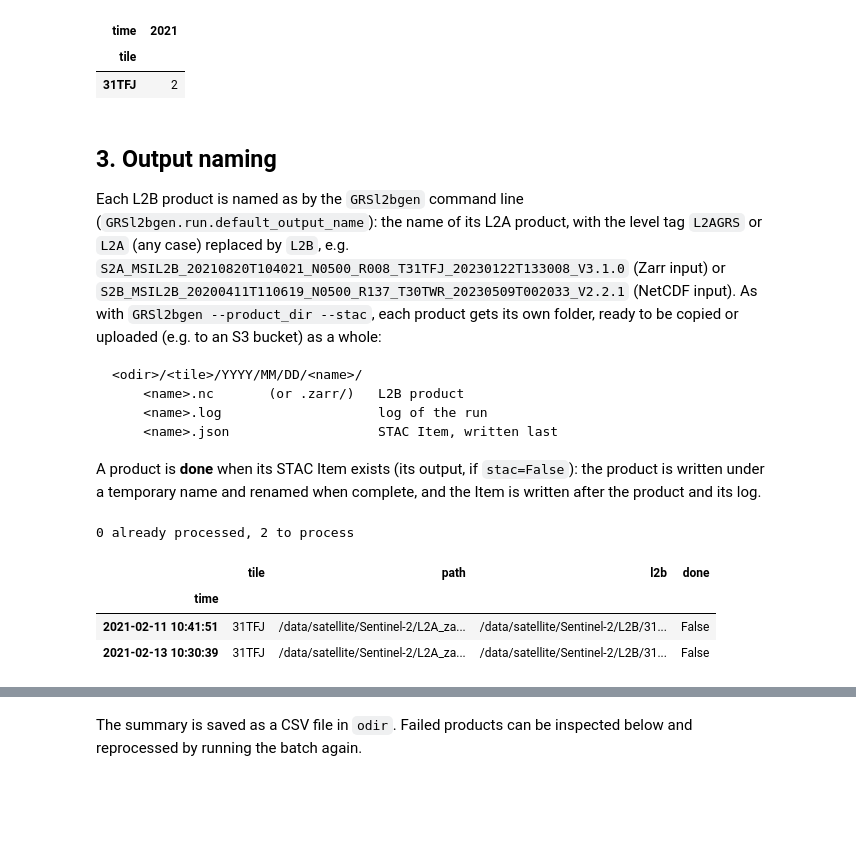
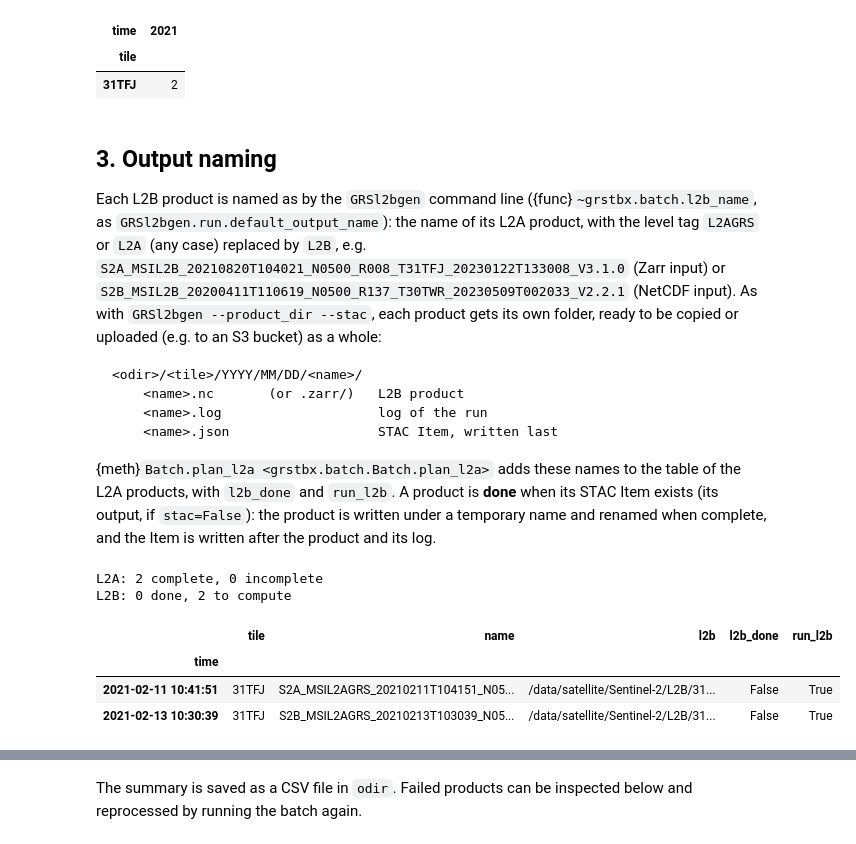
Before and after one commit to Tristanovsk/grstbx, a Jupyter notebook: docs/source/tutorials/batch/grsl2bgen_batch.ipynb, the cells around one changed output, grey strips where cells are left out. Saved outputs shown, nothing was run; the diff lists cells and outputs as text; code cells hidden in the pictures; blank space fills up the shorter version.

````diff
--- a/docs/source/tutorials/batch/grsl2bgen_batch.ipynb
+++ b/docs/source/tutorials/batch/grsl2bgen_batch.ipynb
@@ -233,25 +136,13 @@ products.groupby(['tile', 'version']).size().rename('products').to_frame().T
 | version | V3.1.0 |
 | products | 54 |
 # %%
-products['complete'] = products['path'].map(is_complete)
 incomplete = products[~products['complete']]
 if len(incomplete):
     print(f'{len(incomplete)} incomplete products skipped:')
     print('\n'.join(incomplete['path']))
-products = products[products['complete']]
 
 # one GRS version per L1C product: the requested version, or the highest one
-# (packaging order: V3.1.0dev0 < V3.1.0)
-L1C_KEY = ['tile', 'time', 'processing_time']
-if version is not None:
-    products = products[products['version'] == version]
-else:
-    order = products['version'].fillna('0').map(lambda v: Version(v.lstrip('Vv')))
-    products = (products.assign(_order=order).sort_values('_order')
-                .reset_index()
-                .drop_duplicates(L1C_KEY, keep='last')
-                .drop(columns='_order')
-                .set_index('time').sort_index())
+products = batch.select_versions(products[products['complete']], version)
 
 # same sensing time, different ESA processing times: distinct L1C products, both processed
 twins = products[products.reset_index().duplicated(['tile', 'time'], keep=False).values]
@@ -272,7 +163,7 @@ selection.groupby(['tile', selection.index.year]).size().rename('products').unst
 ## 3. Output naming
 
 Each L2B product is named as by the `GRSl2bgen` command line
-(`GRSl2bgen.run.default_output_name`): the name of its L2A product, with the level tag
+({func}`~grstbx.batch.l2b_name`, as `GRSl2bgen.run.default_output_name`): the name of its L2A product, with the level tag
 `L2AGRS` or `L2A` (any case) replaced by `L2B`, e.g.
 `S2A_MSIL2B_20210820T104021_N0500_R008_T31TFJ_20230122T133008_V3.1.0` (Zarr input) or
 `S2B_MSIL2B_20200411T110619_N0500_R137_T30TWR_20230509T002033_V2.2.1` (NetCDF input). As with
@@ -286,36 +177,23 @@ or uploaded (e.g. to an S3 bucket) as a whole:
     <name>.json                   STAC Item, written last
 ```
 
-A product is **done** when its STAC Item exists (its output, if `stac=False`): the
+{meth}`Batch.plan_l2a <grstbx.batch.Batch.plan_l2a>` adds these names to the table of the L2A
+products, with `l2b_done` and `run_l2b`. A product is **done** when its STAC Item exists (its output, if `stac=False`): the
 product is written under a temporary name and renamed when complete, and the Item is
 written after the product and its log.
 # %%
-from GRSl2bgen.run import default_output_name
-
-
-from GRSl2bgen.stac import item_path
-
-
-def l2b_path(l2a_path, tile, sensing_time):
-    name = default_output_name(l2a_path)[:-len('.nc')]
-    return opj(odir, tile, sensing_time.strftime('%Y/%m/%d'), name, name + out_ext)
-
-
-def is_done(l2b):
-    return os.path.exists(item_path(l2b) if stac else l2b)
-
-
-selection = selection.assign(l2b=[l2b_path(row['path'], row['tile'], t)
-                                  for t, row in selection.iterrows()])
-selection['done'] = selection['l2b'].map(is_done)
-print(f"{selection['done'].sum()} already processed, {(~selection['done']).sum()} to process")
-selection[['tile', 'path', 'l2b', 'done']].head()
+run = batch.Batch(l2b_dir=odir, l2b_ext=out_ext, pyramid=pyramid, stac=stac, persist_input=persist_input,
+                  level=level, overwrite_l2b=overwrite)
+selection = run.plan_l2a(selection)
+print(run.describe(selection))
+selection[['tile', 'name', 'l2b', 'l2b_done', 'run_l2b']].head()
 # %% [output]
-0 already processed, 2 to process
+L2A: 2 complete, 0 incomplete
+L2B: 0 done, 2 to compute
-|  | tile | path | l2b | done |
-| time |  |  |  |  |
-| 2021-02-11 10:41:51 | 31TFJ | /data/satellite/Sentinel-2/L2A_za... | /data/satellite/Sentinel-2/L2B/31... | False |
-| 2021-02-13 10:30:39 | 31TFJ | /data/satellite/Sentinel-2/L2A_za... | /data/satellite/Sentinel-2/L2B/31... | False |
+|  | tile | name | l2b | l2b_done | run_l2b |
+| time |  |  |  |  |  |
+| 2021-02-11 10:41:51 | 31TFJ | S2A_MSIL2AGRS_20210211T104151_N05... | /data/satellite/Sentinel-2/L2B/31... | False | True |
+| 2021-02-13 10:30:39 | 31TFJ | S2B_MSIL2AGRS_20210213T103039_N05... | /data/satellite/Sentinel-2/L2B/31... | False | True |
 # %% [markdown]
 ## 4. Run the batch
 
````
Also changed, not shown: parts of 8 cells of this notebook, 9 other files.
